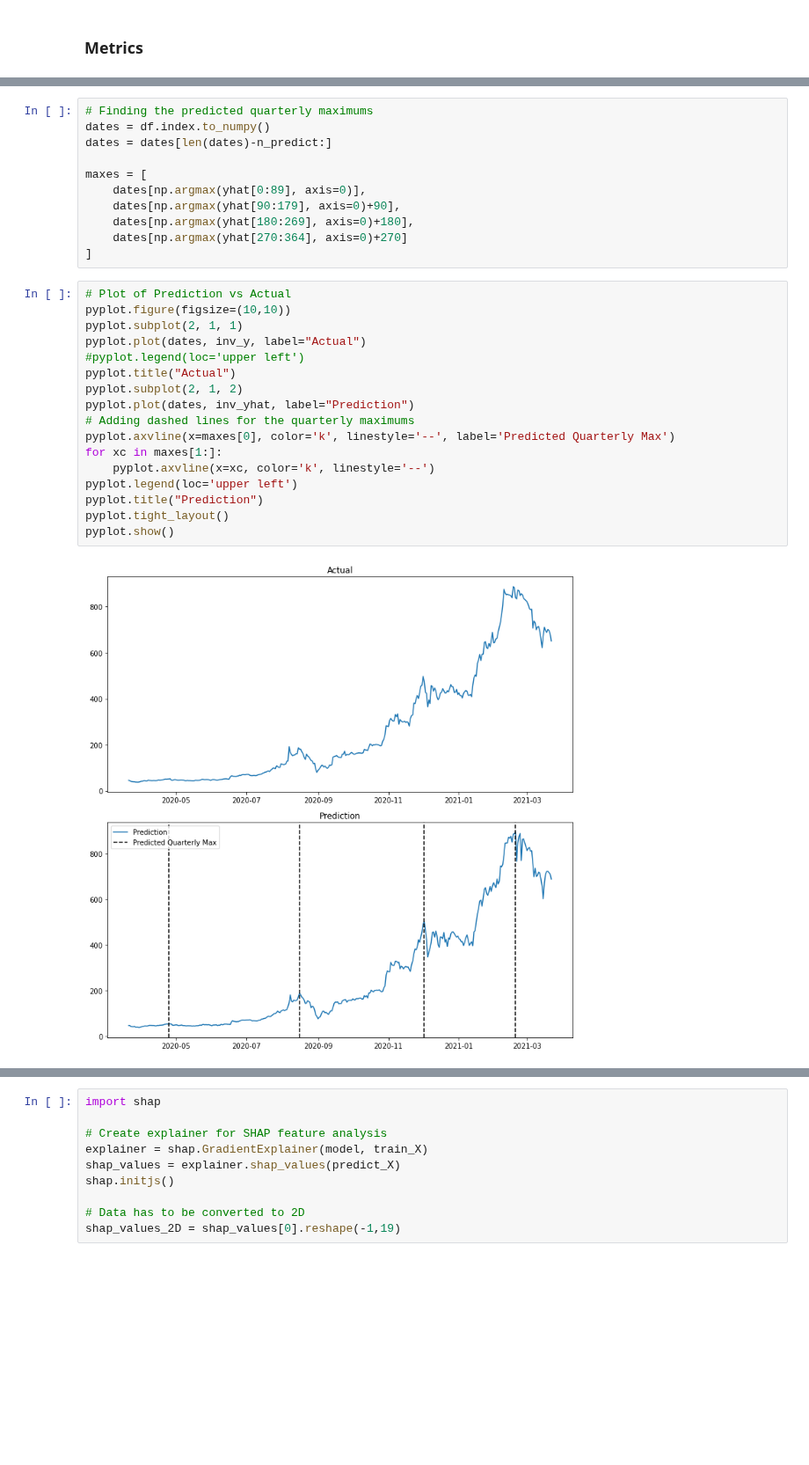
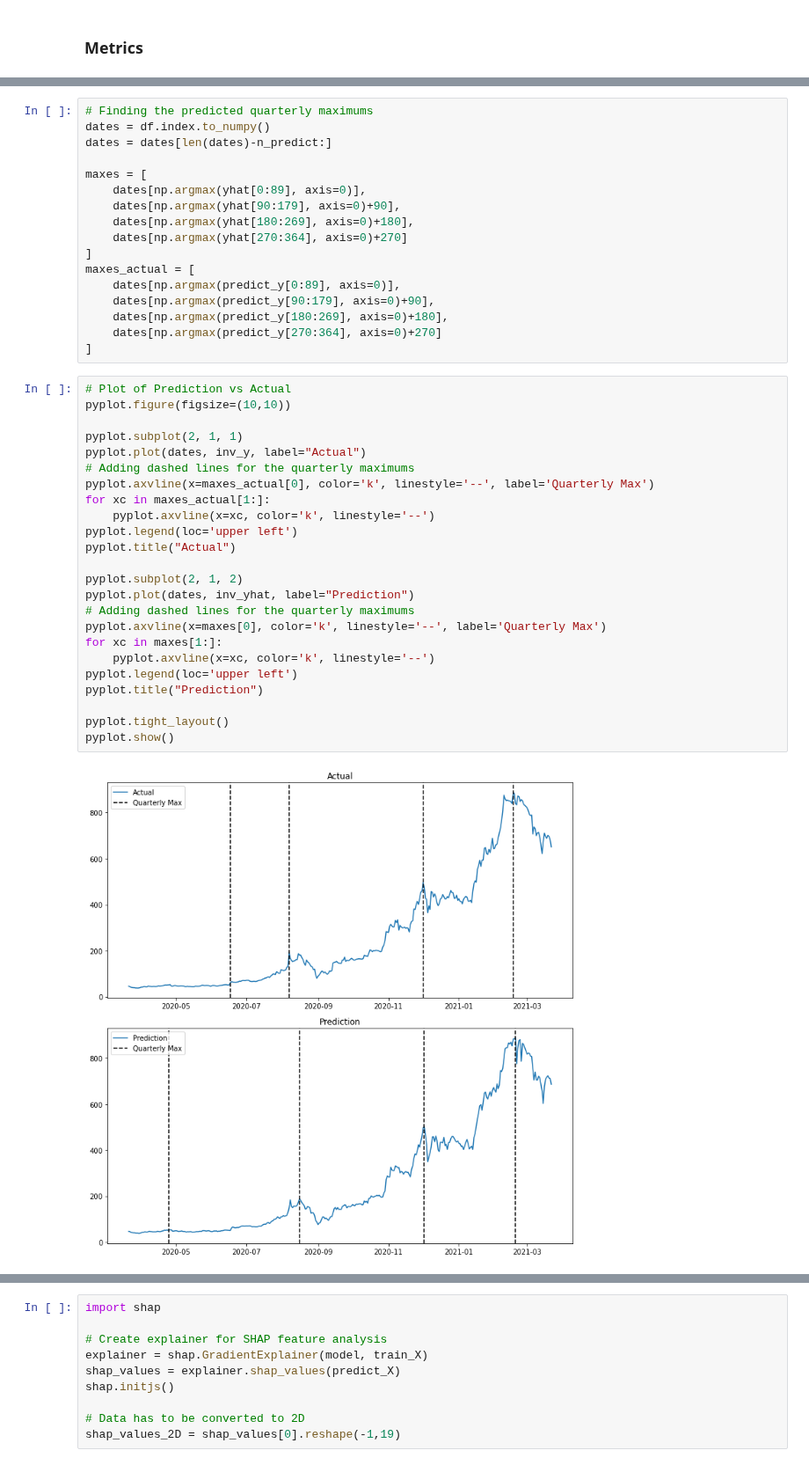
Before and after one commit to TLChilton/Senior_Capstone, a Jupyter notebook: LSTM365Days.ipynb, the cells around one changed output, grey strips where cells are left out. Shown at 88% size. Cells and saved outputs as stored; diff of their text form; blank space fills up the shorter version.

Commit message:
5.5% error, added predicted vs actual quarter max diffs

```diff
--- a/LSTM365Days.ipynb
+++ b/LSTM365Days.ipynb
@@ -339,22 +339,35 @@ maxes = [
     dates[np.argmax(yhat[180:269], axis=0)+180],
     dates[np.argmax(yhat[270:364], axis=0)+270]
 ]
+maxes_actual = [
+    dates[np.argmax(predict_y[0:89], axis=0)],
+    dates[np.argmax(predict_y[90:179], axis=0)+90],
+    dates[np.argmax(predict_y[180:269], axis=0)+180],
+    dates[np.argmax(predict_y[270:364], axis=0)+270]
+]
 # %%
 # Plot of Prediction vs Actual
 pyplot.figure(figsize=(10,10))
+
 pyplot.subplot(2, 1, 1)
 pyplot.plot(dates, inv_y, label="Actual")
-#pyplot.legend(loc='upper left')
+# Adding dashed lines for the quarterly maximums
+pyplot.axvline(x=maxes_actual[0], color='k', linestyle='--', label='Quarterly Max')
+for xc in maxes_actual[1:]:
+    pyplot.axvline(x=xc, color='k', linestyle='--')
+pyplot.legend(loc='upper left')
 pyplot.title("Actual")
+
 pyplot.subplot(2, 1, 2)
 pyplot.plot(dates, inv_yhat, label="Prediction")
 # Adding dashed lines for the quarterly maximums
-pyplot.axvline(x=maxes[0], color='k', linestyle='--', label='Predicted Quarterly Max')
+pyplot.axvline(x=maxes[0], color='k', linestyle='--', label='Quarterly Max')
 for xc in maxes[1:]:
     pyplot.axvline(x=xc, color='k', linestyle='--')
 pyplot.legend(loc='upper left')
 pyplot.title("Prediction")
+
 pyplot.tight_layout()
 pyplot.show()
 # %% [output]
-[figure, old version]
+[figure, new version]
```
Also changed, not shown: parts of 5 cells of this notebook.
